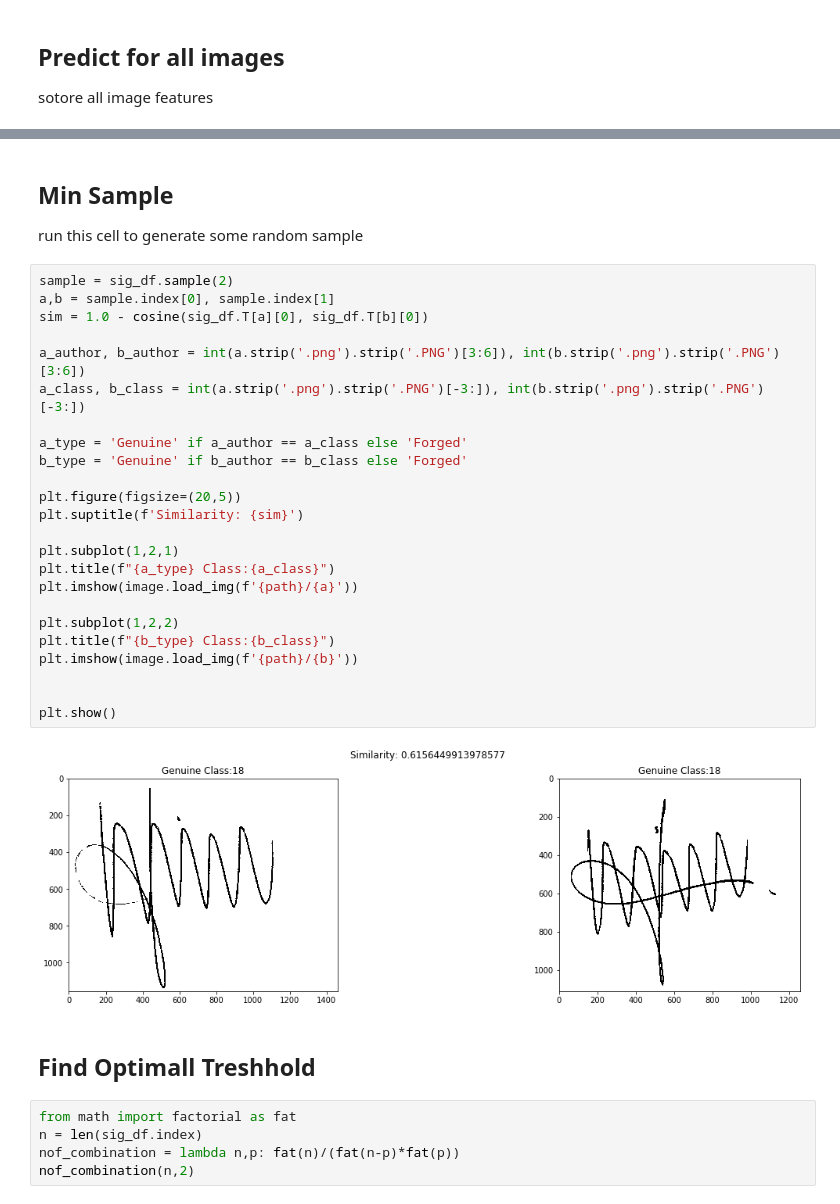
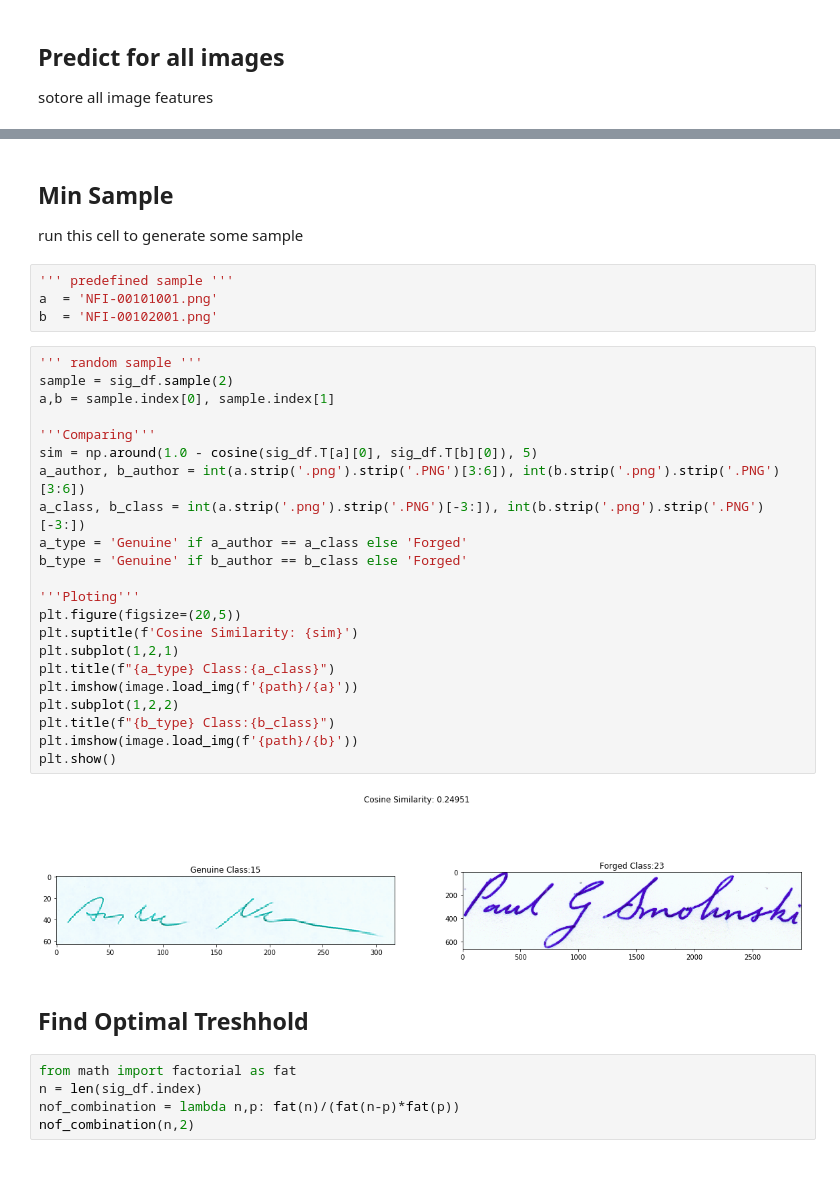
Before and after one commit to xrhd/Compare-Handwritten-Signatures-using-VGG19, a Jupyter notebook: signatures_similarity.ipynb, the cells around one changed output, grey strips where cells are left out. Cells and saved outputs as stored; diff of their text form; blank space fills up the shorter version.

Commit message:
better plots

```diff
--- a/signatures_similarity.ipynb
+++ b/signatures_similarity.ipynb
@@ -91,35 +91,37 @@ sig_df.head()
 | NFI-00403007.png | [0.0, 0.0, 0.0, 0.0, 0.0, 0.0, 0.... |
 # %% [markdown]
 ## Min Sample
-run this cell to generate some random sample
+run this cell to generate some sample
+# %%
+''' predefined sample '''
+a  = 'NFI-00101001.png'
+b  = 'NFI-00102001.png'
 # %%
+''' random sample '''
 sample = sig_df.sample(2)
 a,b = sample.index[0], sample.index[1]
-sim = 1.0 - cosine(sig_df.T[a][0], sig_df.T[b][0])
 
+'''Comparing'''
+sim = np.around(1.0 - cosine(sig_df.T[a][0], sig_df.T[b][0]), 5)
 a_author, b_author = int(a.strip('.png').strip('.PNG')[3:6]), int(b.strip('.png').strip('.PNG')[3:6])
 a_class, b_class = int(a.strip('.png').strip('.PNG')[-3:]), int(b.strip('.png').strip('.PNG')[-3:])
-
 a_type = 'Genuine' if a_author == a_class else 'Forged'
 b_type = 'Genuine' if b_author == b_class else 'Forged'
 
+'''Ploting'''
 plt.figure(figsize=(20,5))
-plt.suptitle(f'Similarity: {sim}')
-
+plt.suptitle(f'Cosine Similarity: {sim}')
 plt.subplot(1,2,1)
 plt.title(f"{a_type} Class:{a_class}")
 plt.imshow(image.load_img(f'{path}/{a}'))
-
 plt.subplot(1,2,2)
 plt.title(f"{b_type} Class:{b_class}")
 plt.imshow(image.load_img(f'{path}/{b}'))
-
-
 plt.show()
 # %% [output]
-[figure, old version]
+[figure, new version]
 # %% [markdown]
-## Find Optimall Treshhold
+## Find Optimal Treshhold
 # %%
 from math import factorial as fat
 n = len(sig_df.index)
```
Also changed, not shown: parts of 6 cells of this notebook.
